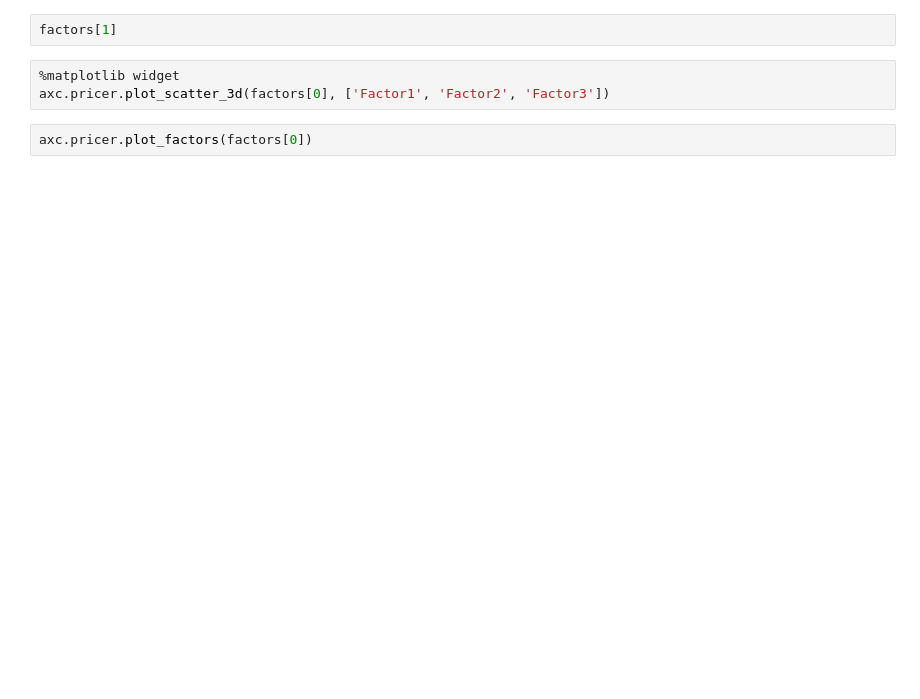
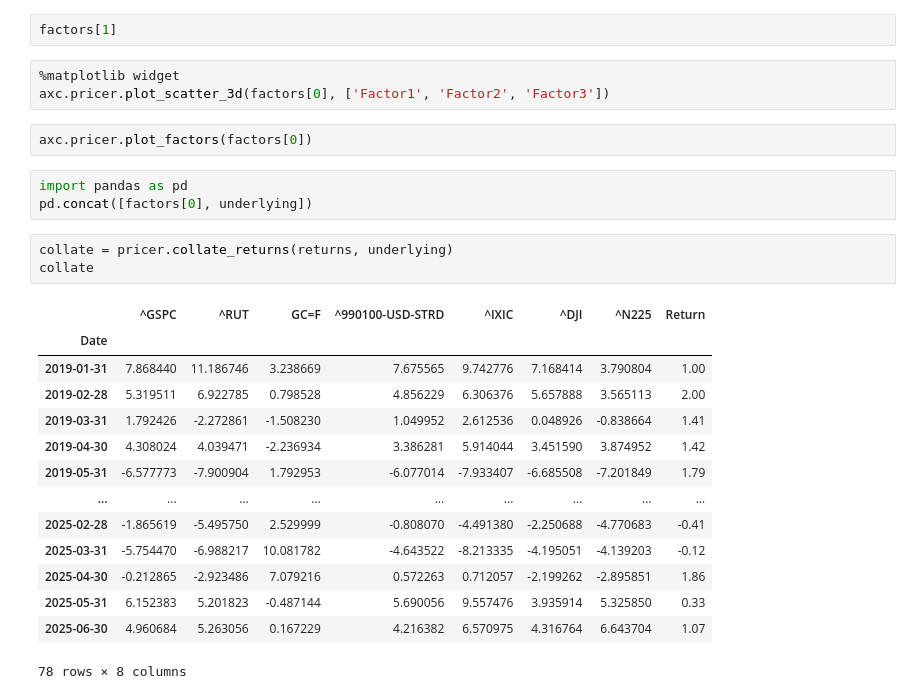
Before and after one commit to accelerate-protocol/axc-backtesting, a Jupyter notebook: notebooks/pricing.ipynb, the cells around one changed output. Cells and saved outputs as stored; diff of their text form; blank space fills up the shorter version.

```diff
--- a/notebooks/pricing.ipynb
+++ b/notebooks/pricing.ipynb
@@ -39,3 +68,24 @@ factors[1]
 axc.pricer.plot_scatter_3d(factors[0], ['Factor1', 'Factor2', 'Factor3'])
 # %%
 axc.pricer.plot_factors(factors[0])
+# %%
+import pandas as pd
+pd.concat([factors[0], underlying])
+# %%
+collate = pricer.collate_returns(returns, underlying)
+collate
+# %% [output]
+|  | ^GSPC | ^RUT | GC=F | ^990100-USD-STRD | ^IXIC | ^DJI | ^N225 | Return |
+| Date |  |  |  |  |  |  |  |  |
+| 2019-01-31 | 7.868440 | 11.186746 | 3.238669 | 7.675565 | 9.742776 | 7.168414 | 3.790804 | 1.00 |
+| 2019-02-28 | 5.319511 | 6.922785 | 0.798528 | 4.856229 | 6.306376 | 5.657888 | 3.565113 | 2.00 |
+| 2019-03-31 | 1.792426 | -2.272861 | -1.508230 | 1.049952 | 2.612536 | 0.048926 | -0.838664 | 1.41 |
+| 2019-04-30 | 4.308024 | 4.039471 | -2.236934 | 3.386281 | 5.914044 | 3.451590 | 3.874952 | 1.42 |
+| 2019-05-31 | -6.577773 | -7.900904 | 1.792953 | -6.077014 | -7.933407 | -6.685508 | -7.201849 | 1.79 |
+| ... | ... | ... | ... | ... | ... | ... | ... | ... |
+| 2025-02-28 | -1.865619 | -5.495750 | 2.529999 | -0.808070 | -4.491380 | -2.250688 | -4.770683 | -0.41 |
+| 2025-03-31 | -5.754470 | -6.988217 | 10.081782 | -4.643522 | -8.213335 | -4.195051 | -4.139203 | -0.12 |
+| 2025-04-30 | -0.212865 | -2.923486 | 7.079216 | 0.572263 | 0.712057 | -2.199262 | -2.895851 | 1.86 |
+| 2025-05-31 | 6.152383 | 5.201823 | -0.487144 | 5.690056 | 9.557476 | 3.935914 | 5.325850 | 0.33 |
+| 2025-06-30 | 4.960684 | 5.263056 | 0.167229 | 4.216382 | 6.570975 | 4.316764 | 6.643704 | 1.07 |
+78 rows × 8 columns
```
Also changed, not shown: parts of 7 cells of this notebook, 1 other file.
